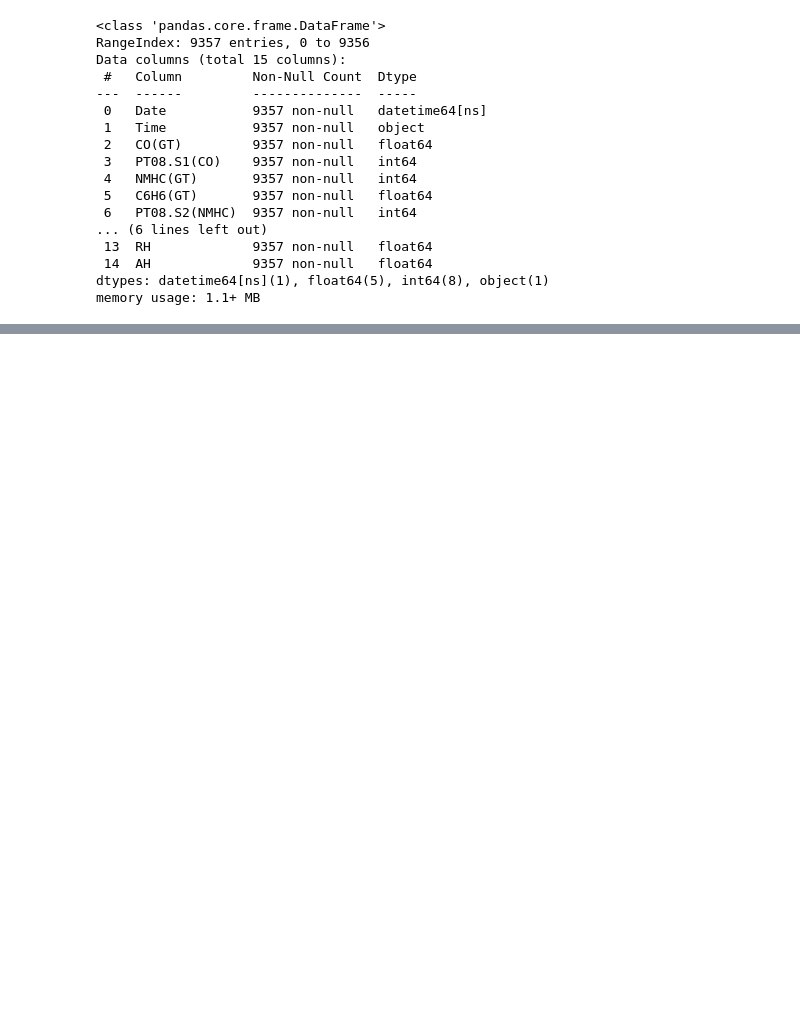
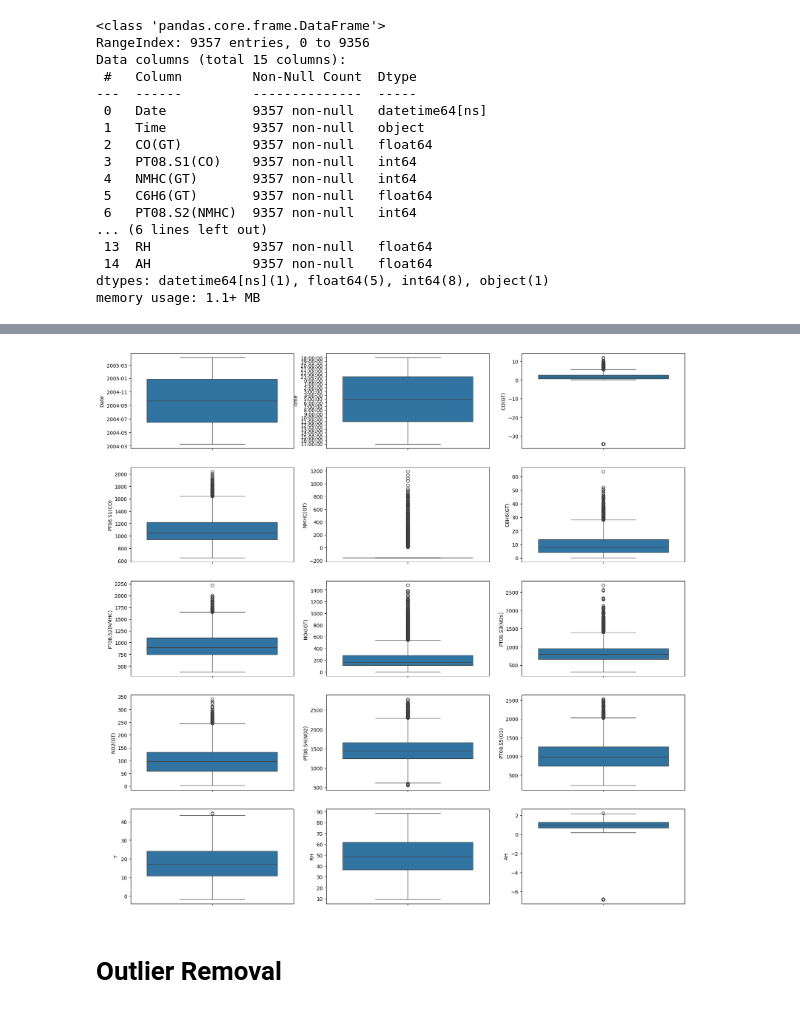
Before and after one commit to jgullinkala/AirQualityRegression, a Jupyter notebook: EDA/AirQualityRegression_EDA.ipynb, the cells around one changed output, grey strips where cells are left out. Drawn from its saved outputs; the diff is of its cells as text; code cells hidden in the pictures; blank space fills up the shorter version.

```diff
--- a/EDA/AirQualityRegression_EDA.ipynb
+++ b/EDA/AirQualityRegression_EDA.ipynb
@@ -172,3 +150,6 @@ AH : 3.9115100993908305 Number of times -200 appears in the column
+# %%
+# copy data frame to new data frame
+data_features = air_quality_df.copy()
 # %%
 # Review Categorical columns
 
@@ -189,10 +170,11 @@ air_quality_df['Date'].min(), air_quality_df['Date'].max() # Format is not corre
 # %%
 # Fixing the data formatting issues
 
-air_quality_df['Date'] = pd.to_datetime(air_quality_df['Date'], format = '%m/%d/%Y')
+data_features['Date'] = pd.to_datetime(data_features['Date'], format = '%m/%d/%Y')
+
 
 #checking the min and max
-air_quality_df['Date'].min(), air_quality_df['Date'].max()  # corrected formats
+data_features['Date'].min(), data_features['Date'].max()  # corrected formats
 # %% [output]
 (Timestamp('2004-03-10 00:00:00'), Timestamp('2005-04-04 00:00:00'))
 # %%
@@ -273,0 +204,8 @@ plt.show()
+# %%
+# remove this column has it has many -200 values before
+data_features = data_features.drop('NMHC(GT)', axis=1)
+# %%
+# replace -200 in all column with mean of that column
+for col in data_features.columns:
+    if pd.api.types.is_numeric_dtype(data_features[col]):
+      data_features[col] = data_features[col].replace(-200, data_features[col].mean())
@@ -273,0 +231,12 @@ plt.show()
+# %%
+# Box plot of each column
+
+fig, ax = plt.subplots(5, 3, figsize=(20, 20))
+for variable, subplot in zip(data_features.columns, ax.flatten()):
+    sns.boxplot(data_features[variable], ax=subplot)
+    for label in subplot.get_xticklabels():
+        label.set_rotation(90)
+# %% [output]
+[figure, added]
+# %% [markdown]
+# Outlier Removal
```
Also changed, not shown: parts of 24 cells of this notebook.
